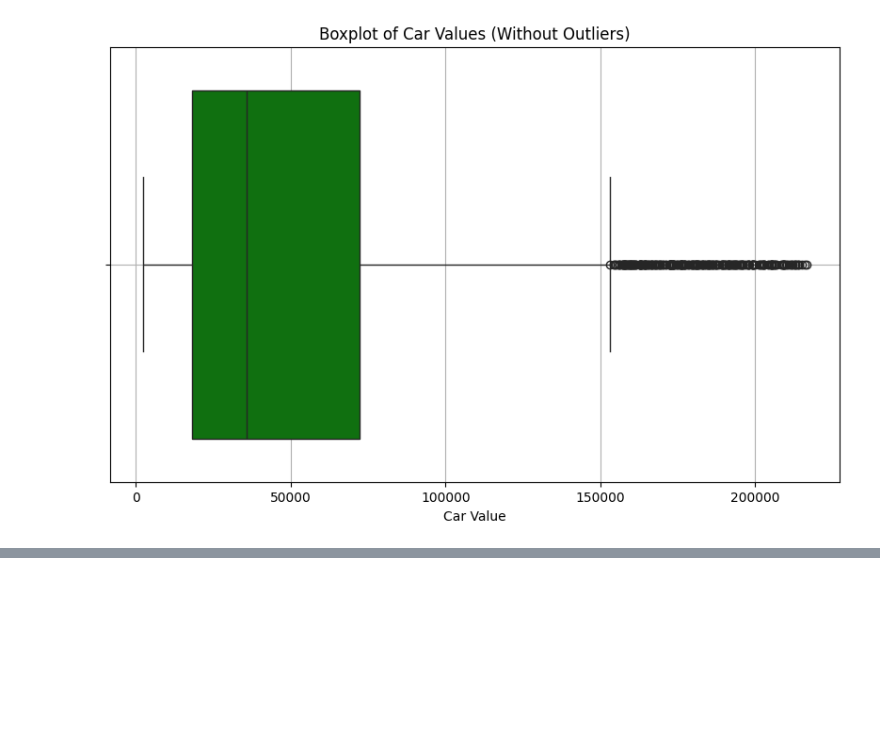
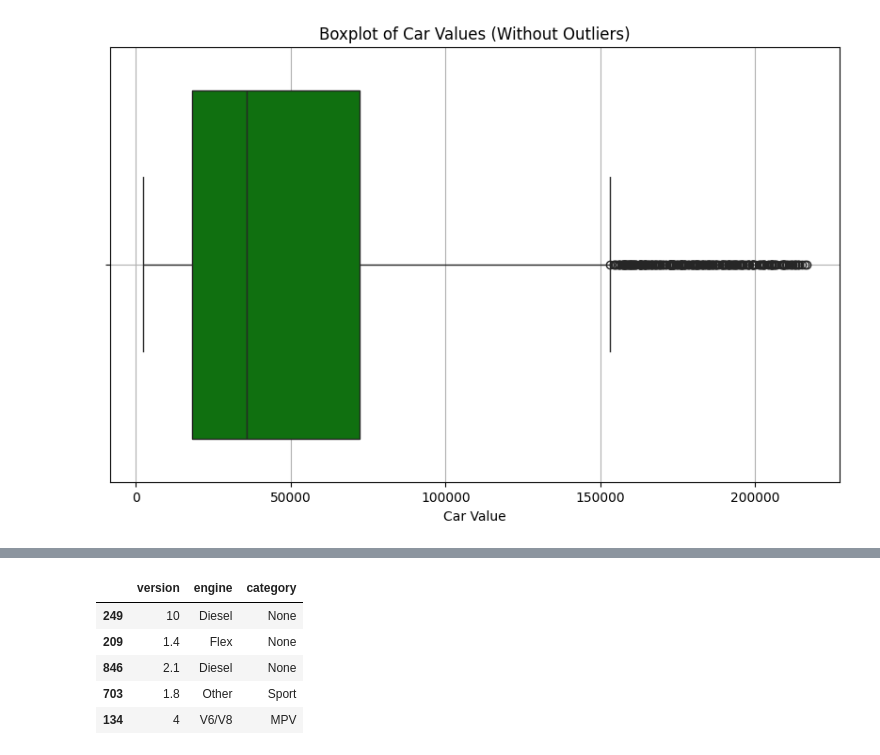
Before and after one commit to pietro-bottega/car_depreciation, a Jupyter notebook: data-manipulation.ipynb, the cells around one changed output, grey strips where cells are left out. Cells and saved outputs as stored; diff of their text form; code cells hidden in the pictures; blank space fills up the shorter version.

```diff
--- a/data-manipulation.ipynb
+++ b/data-manipulation.ipynb
@@ -150,0 +273,10 @@ plt.grid(True)
+# %%
+# Verifying the new columns
+fipe_data[['version', 'engine', 'category']].sample(5)
+# %% [output]
+|  | version | engine | category |
+| 249 | 10 | Diesel | None |
+| 209 | 1.4 | Flex | None |
+| 846 | 2.1 | Diesel | None |
+| 703 | 1.8 | Other | Sport |
+| 134 | 4 | V6/V8 | MPV |
```
Also changed, not shown: parts of 12 cells of this notebook.
